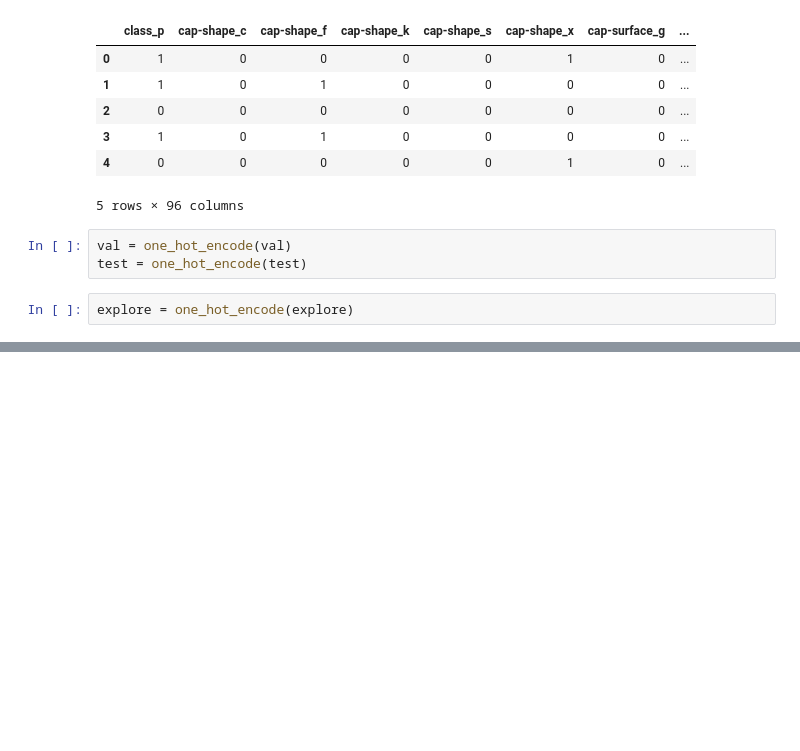
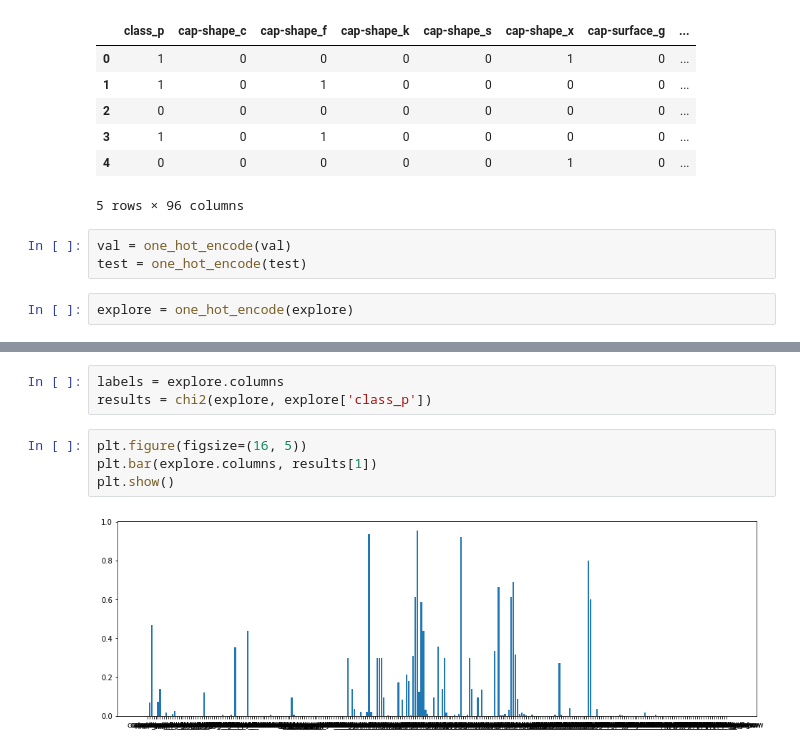
Before and after one commit to georgewillben/Mushroom_Classification, a Jupyter notebook: Feature Engineering.ipynb, the cells around one changed output, grey strips where cells are left out. Drawn from its saved outputs; the diff is of its cells as text; blank space fills up the shorter version.

```diff
--- a/Feature Engineering.ipynb
+++ b/Feature Engineering.ipynb
@@ -112,0 +152,9 @@ explore = one_hot_encode(explore)
+# %%
+labels = explore.columns
+results = chi2(explore, explore['class_p'])
+# %%
+plt.figure(figsize=(16, 5))
+plt.bar(explore.columns, results[1])
+plt.show()
+# %% [output]
+[figure, added]
```
Also changed, not shown: parts of 4 cells of this notebook.
